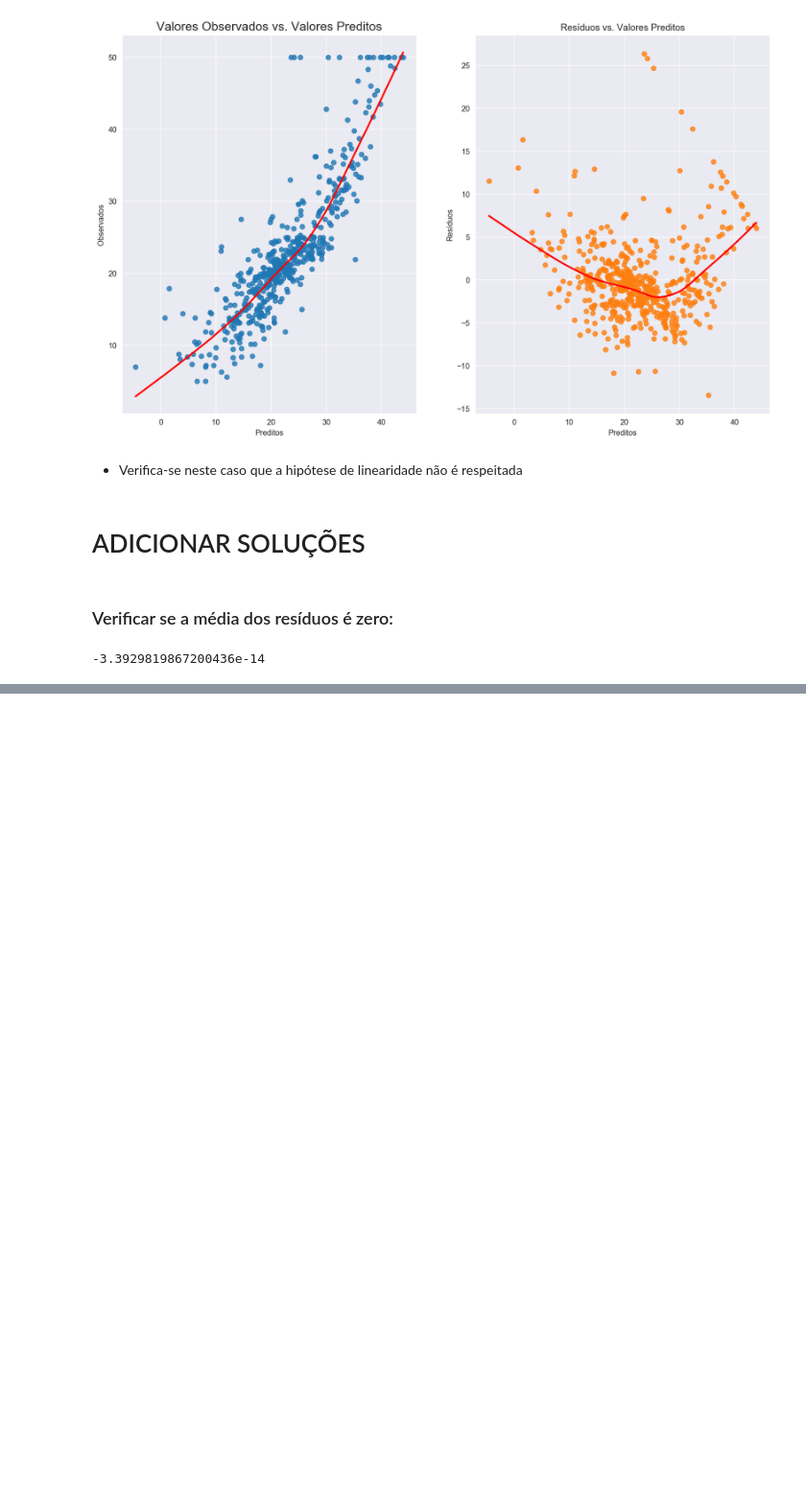
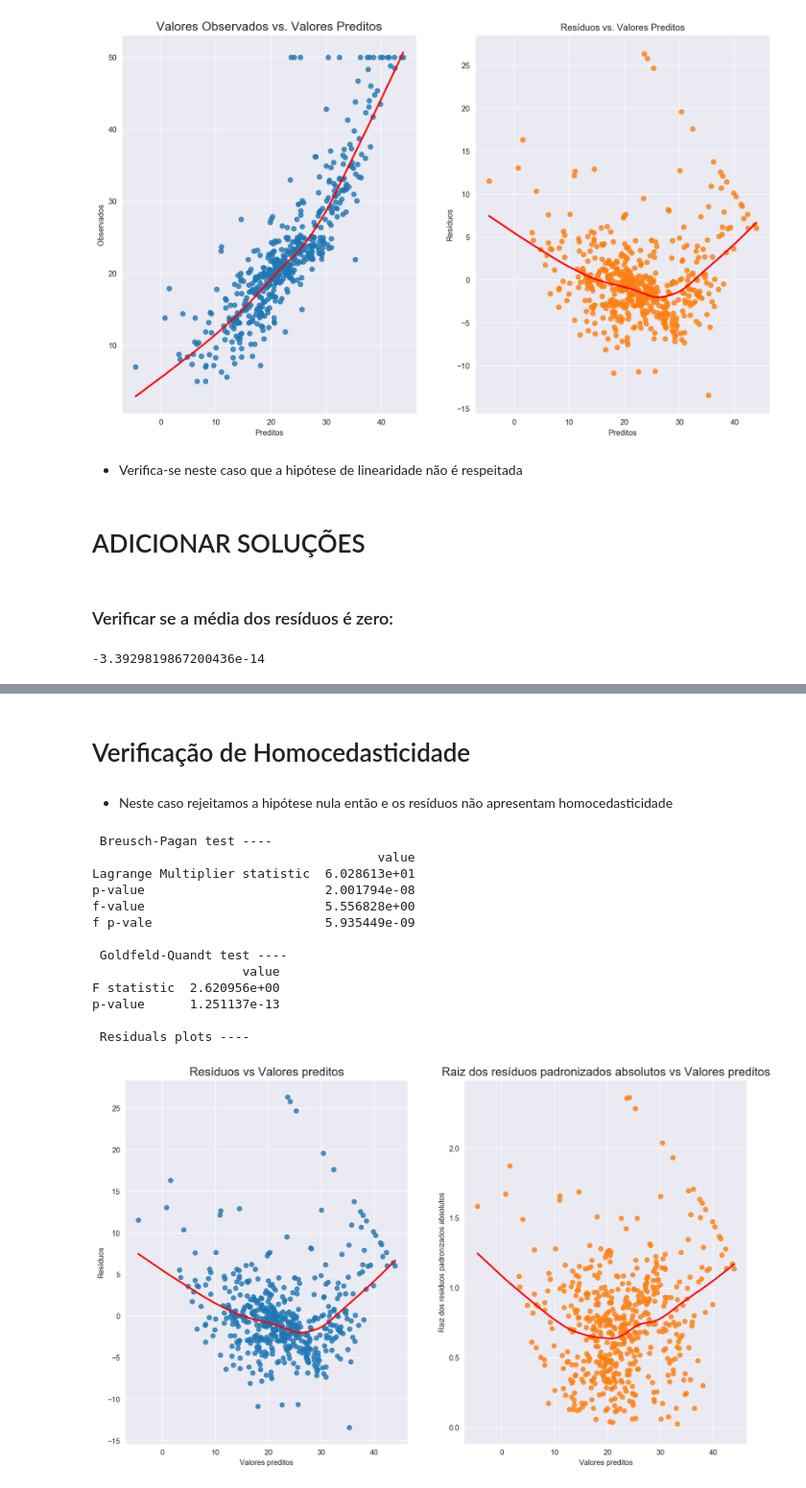
Before and after one commit to vitorpbarbosa7/Estudos_DS, a Jupyter notebook: RegressaoLinear/VIF/VIF.ipynb, the cells around one changed output, grey strips where cells are left out. Shown: that part at 96% size. Drawn from its saved outputs; the diff is of its cells as text; code cells hidden in the pictures; blank space fills up the shorter version.

```diff
--- a/RegressaoLinear/VIF/VIF.ipynb
+++ b/RegressaoLinear/VIF/VIF.ipynb
@@ -164,0 +196,2 @@ lin_reg.resid.mean()
+# %% [markdown]
+# Verificação de Homocedasticidade
@@ -164,0 +209,62 @@ lin_reg.resid.mean()
+# %%
+def homocedasticity_test(model):
+    '''
+    Função para testar a homocedasticidade dos resíduos em um modelo de regressão linear
+    A função plota o gráfico dos resíduos padronizados vs valores preditos e executa os testes de Breusch-Pragan e Goldferb-Quandt
+
+    Args:
+    *model:
+    '''
+
+    #Cálculos
+    fitted_vals = model.predict()
+    residuos = model.resid
+    residuos_padronizados = model.get_influence().resid_studentized_internal
+
+    #Gráficos
+    fig, ax = plt.subplots(1,2)
+
+    sns.regplot(x = fitted_vals, y=residuos, lowess= True, ax = ax[0], line_kws = {'color':'red'})
+    ax[0].set_title('Resíduos vs Valores preditos', fontsize = 16)
+    ax[0].set(xlabel = 'Valores preditos', ylabel = 'Resíduos')
+
+    sns.regplot(x = fitted_vals, y=np.sqrt(np.abs(residuos_padronizados)), lowess=True, ax = ax[1], line_kws = {'color':'red'})
+    ax[1].set_title('Raiz dos resíduos padronizados absolutos vs Valores preditos', fontsize = 16)
+    ax[1].set(xlabel = 'Valores preditos', ylabel = 'Raiz dos resíduos padronizados absolutos')
+
+    # Testes de hipótese de homocedasticidade
+    #Teste de Breusch-Pragan
+    bp_test = pd.DataFrame(het_breuschpagan(residuos, model.model.exog),
+                                                columns = ['value'],
+                                                index = ['Lagrange Multiplier statistic','p-value','f-value','f p-vale'])
+    #model.model.exog retorna as variáveis exógenas utilizadas no treinamento do modelo
+
+    # Teste de Goldfeld-Quandt
+    gq_test = pd.DataFrame(het_goldfeldquandt(residuos, model.model.exog)[:-1],
+                          columns = ['value'],
+                          index = ['F statistic','p-value'])
+
+    print('\n Breusch-Pagan test ----')
+    print(bp_test)
+    print('\n Goldfeld-Quandt test ----')
+    print(gq_test)
+    print('\n Residuals plots ----')
+# %% [markdown]
+- Neste caso rejeitamos a hipótese nula então e os resíduos não apresentam homocedasticidade
+# %%
+homocedasticity_test(lin_reg)
+# %% [output]
+ Breusch-Pagan test ----
+                                      value
+Lagrange Multiplier statistic  6.028613e+01
+p-value                        2.001794e-08
+f-value                        5.556828e+00
+f p-vale                       5.935449e-09
+
+ Goldfeld-Quandt test ----
+                    value
+F statistic  2.620956e+00
+p-value      1.251137e-13
+
+ Residuals plots ----
+[figure, added]
```
Also changed, not shown: parts of 16 cells of this notebook, 4 other files.
